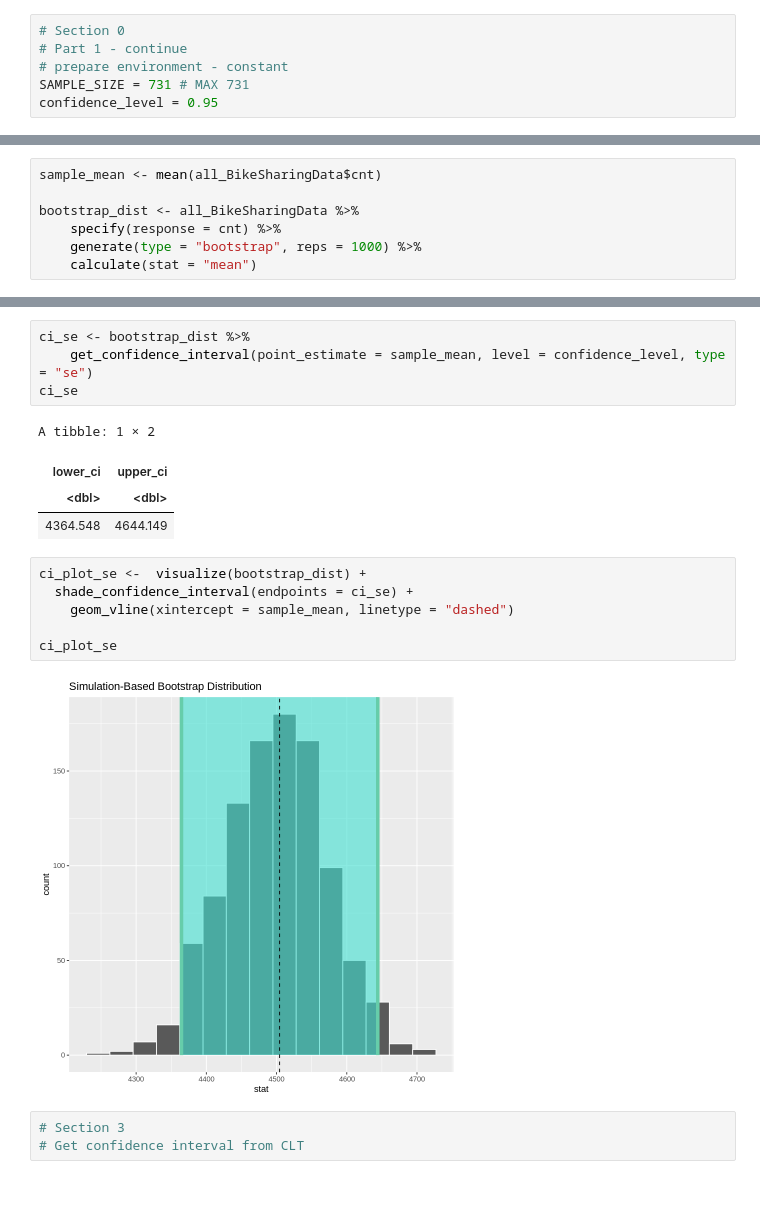
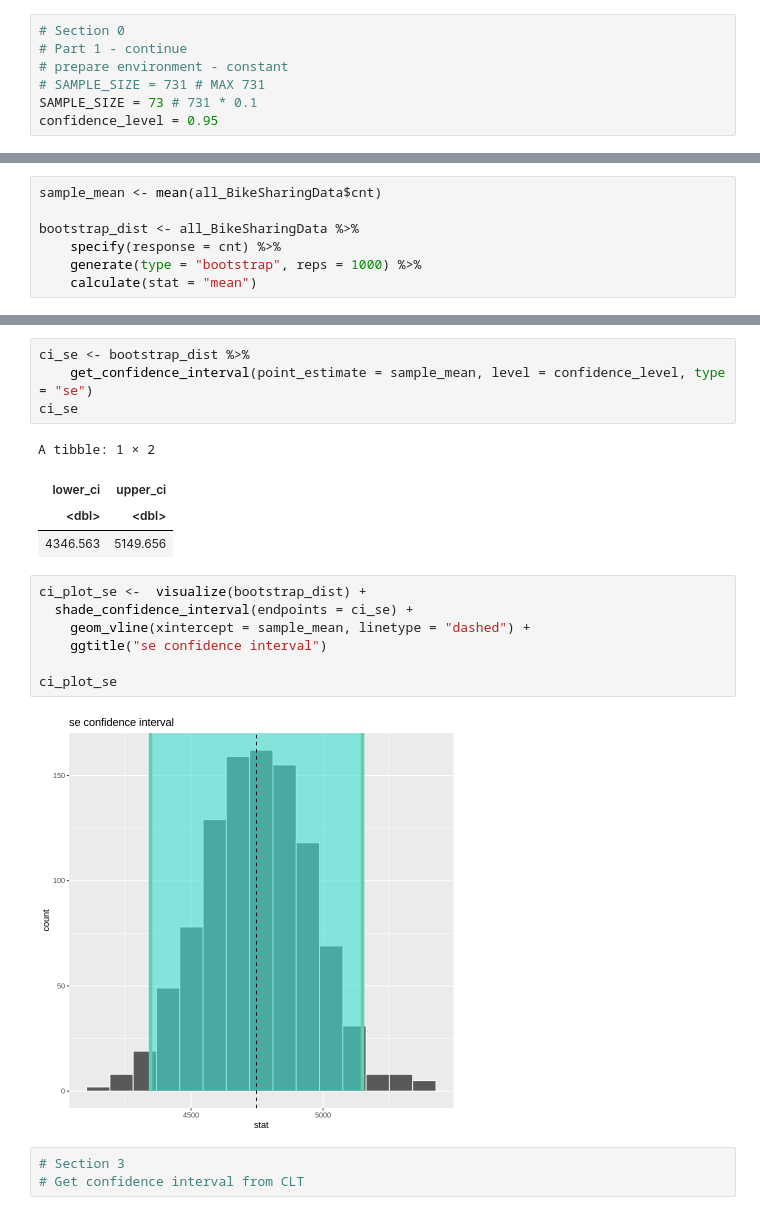
Before and after one commit to Sparsh16/STAT-201-Group-Project, a Jupyter notebook: code/code.ipynb, the cells around one changed output, grey strips where cells are left out. Saved outputs shown, nothing was run; the diff lists cells and outputs as text.

```diff
--- a/code/code.ipynb
+++ b/code/code.ipynb
@@ -34,7 +25,8 @@ options(repr.plot.width = default_plot_width, repr.plot.height = default_plot_he
 # Section 0
 # Part 1 - continue
 # prepare environment - constant
-SAMPLE_SIZE = 731 # MAX 731
+# SAMPLE_SIZE = 731 # MAX 731
+SAMPLE_SIZE = 73 # 731 * 0.1
 confidence_level = 0.95
 # %%
 # Section 0
@@ -266,15 +258,16 @@ ci_se
 A tibble: 1 × 2
 | lower_ci | upper_ci |
 | <dbl> | <dbl> |
-| 4364.548 | 4644.149 |
+| 4346.563 | 5149.656 |
 # %%
 ci_plot_se <-  visualize(bootstrap_dist) +
   shade_confidence_interval(endpoints = ci_se) +
-    geom_vline(xintercept = sample_mean, linetype = "dashed")
+    geom_vline(xintercept = sample_mean, linetype = "dashed") +
+    ggtitle("se confidence interval")
 
 ci_plot_se
 # %% [output]
-[figure, old version]
+[figure, new version]
 # %%
 # Section 3
 # Get confidence interval from CLT
```
Also changed, not shown: parts of 13 cells of this notebook, 1 other file.
